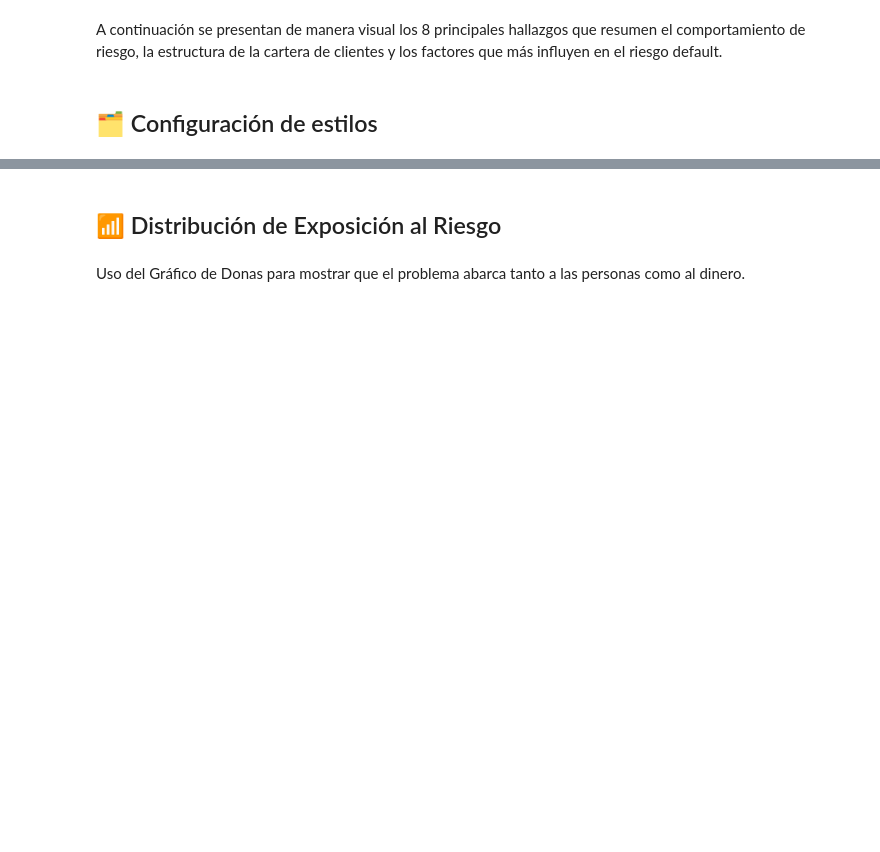
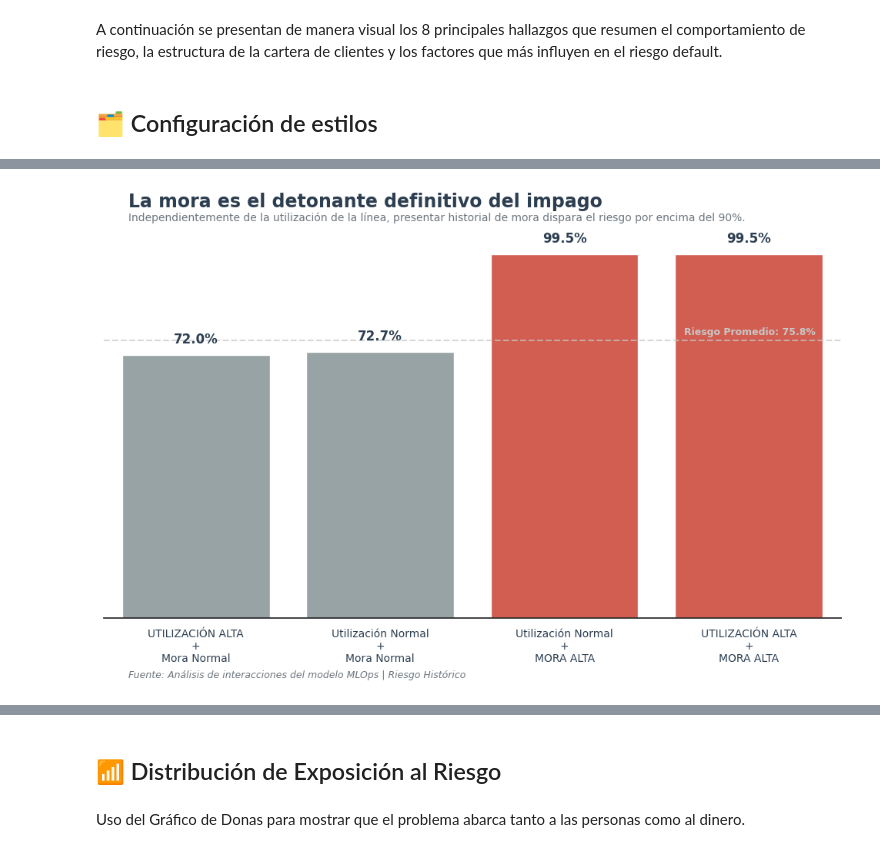
Before and after one commit to RamRider89/aplicaciones-ciencia-datos, a Jupyter notebook: actividades/evidencia-2/Evidencia_2_Carlos_Duarte.ipynb, the cells around one changed output, grey strips where cells are left out. Cells and saved outputs as stored; diff of their text form; code cells hidden in the pictures; blank space fills up the shorter version.

```diff
--- a/actividades/evidencia-2/Evidencia_2_Carlos_Duarte.ipynb
+++ b/actividades/evidencia-2/Evidencia_2_Carlos_Duarte.ipynb
@@ -224,0 +902,97 @@ df_viz = df_prep.copy()
+# %%
+# ------------------------------------------------------------------------------
+# Detección de combinaciones de alto riesgo
+# ------------------------------------------------------------------------------
+import matplotlib.ticker as mtick
+
+print("🔍 Analizando combinaciones de comportamiento...")
+
+# Definiendo flags de comportamiento extremo
+df_final_preparado['Mora_Alta'] = df_final_preparado['pagos_atrasados_12m'] > 1.0
+df_final_preparado['Utilizacion_Alta'] = df_final_preparado['porcentaje_utilizacion'] > 1.0
+
+# Agrupando clientes por combinaciones extremas
+patrones_riesgo = df_final_preparado.groupby(['Mora_Alta', 'Utilizacion_Alta'])['default_12m'].agg(
+    Total_Casos='count',
+    Tasa_Default='mean'
+).reset_index()
+
+# Porcentajes
+patrones_riesgo['Tasa_Default'] = (patrones_riesgo['Tasa_Default'] * 100).round(1)
+
+# Ordenando de menor a mayor para guiar el ojo de izquierda a derecha
+patrones_riesgo = patrones_riesgo.sort_values('Tasa_Default', ascending=True).reset_index(drop=True)
+
+# ------------------------------------------------------------------------------
+# Grafica de combinaciones de comportamiento
+# ------------------------------------------------------------------------------
+# Promedio global para la línea de referencia
+promedio_global = df_final_preparado['default_12m'].mean() * 100
+
+plt.figure(figsize=(10, 6))
+
+# paleta de colores dinamicos
+colores_dinamicos = [COLOR_RIESGO if tasa > promedio_global else COLOR_SEGURO for tasa in patrones_riesgo['Tasa_Default']]
+
+# Barplot
+ax = sns.barplot(
+    data=patrones_riesgo,
+    x=patrones_riesgo.index,
+    y='Tasa_Default',
+    palette=colores_dinamicos
+)
+
+# ---------------------------------------------------------
+# Títulos
+# ---------------------------------------------------------
+plt.figtext(0.05, 1.02, "La mora es el detonante definitivo del impago",
+            fontsize=17, fontweight='bold', color=COLOR_TEXTO, ha='left')
+
+plt.figtext(0.05, 0.99, "Independientemente de la utilización de la línea, presentar historial de mora dispara el riesgo por encima del 90%.",
+            fontsize=10, color=_color_gray, ha='left')
+
+# ---------------------------------------------------------
+# Formato de Ejes y Etiquetas
+# ---------------------------------------------------------
+# etiquetas del eje X limpias
+etiquetas_x = []
+for i, row in patrones_riesgo.iterrows():
+    mora = "MORA ALTA" if row['Mora_Alta'] else "Mora Normal"
+    util = "UTILIZACIÓN ALTA" if row['Utilizacion_Alta'] else "Utilización Normal"
+    etiquetas_x.append(f"{util}\n+\n{mora}")
+
+ax.set_xticks(range(len(etiquetas_x)))
+ax.set_xticklabels(etiquetas_x, fontsize=10, color=COLOR_TEXTO, fontweight='500')
+
+# Etiquetas en las barras
+for p in ax.patches:
+    ax.annotate(f"{p.get_height():.1f}%",
+                (p.get_x() + p.get_width() / 2., p.get_height()),
+                ha='center', va='bottom', fontsize=12, fontweight='bold', color=COLOR_TEXTO,
+                xytext=(0, 8), textcoords='offset points')
+
+# ---------------------------------------------------------
+# Línea de Promedio y Limpieza Visual
+# ---------------------------------------------------------
+# Línea de promedio global
+ax.axhline(y=promedio_global, color=_Gray_, linestyle='--', linewidth=1.5, alpha=0.7)
+
+# etiqueta del promedio
+ax.text(x=2.65, y=promedio_global + 1.5,
+        s=f"Riesgo Promedio: {promedio_global:.1f}%",
+        fontsize=9, color=_Gray_, fontweight='bold', ha='left')
+
+# Limpieza de ruido
+sns.despine(left=True)
+ax.get_yaxis().set_visible(False)
+plt.ylabel("")
+plt.xlabel("")
+
+# Nota al pie
+plt.figtext(0.05, -0.0, "Fuente: Análisis de interacciones del modelo MLOps | Riesgo Histórico",
+            fontsize=9, color=_color_gray, fontstyle='italic')
+
+plt.tight_layout()
+plt.savefig("figs/2-comportamiento-combinado.png", bbox_inches='tight', dpi=300)
+plt.show()
+# %% [output]
@@ -224,0 +1000 @@ df_viz = df_prep.copy()
+[figure, added]
```
Also changed, not shown: parts of 124 cells of this notebook, 7 other files.
